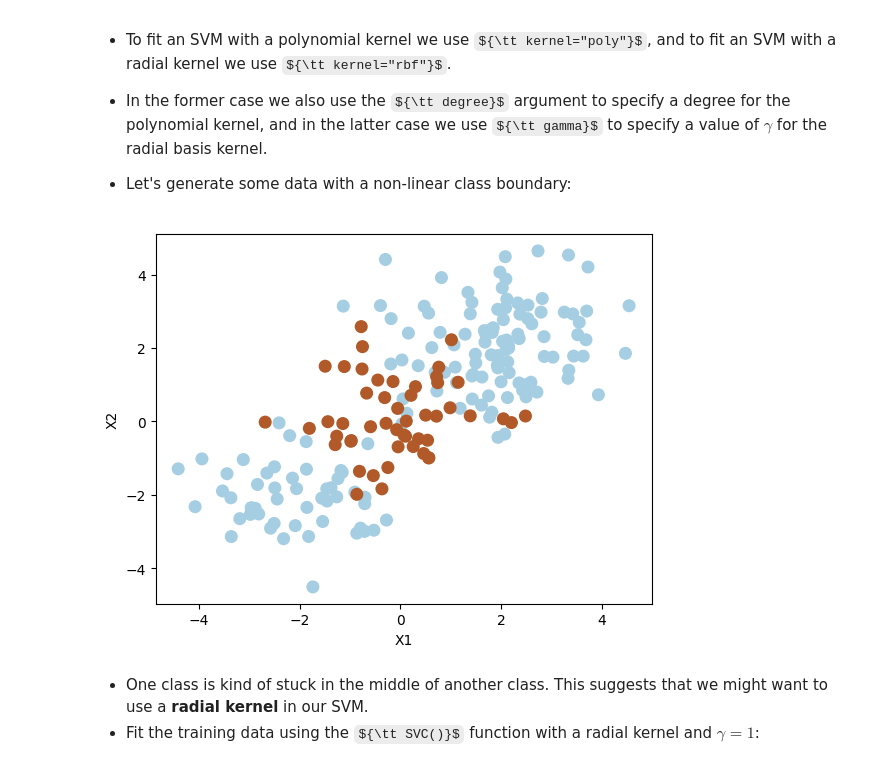
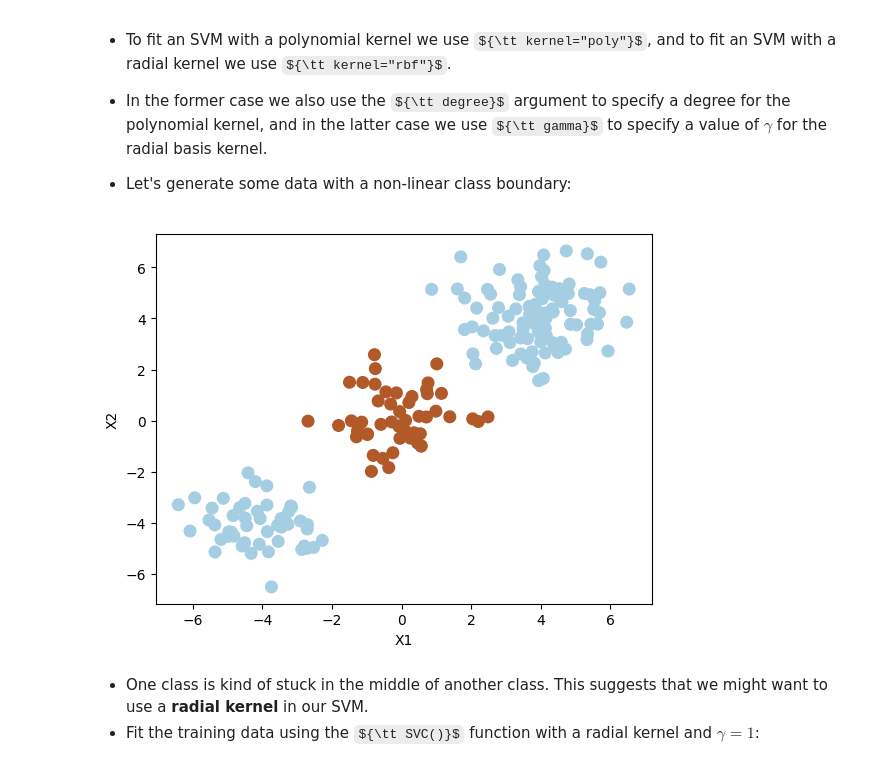
Before and after one commit to muzaffarizamuddin/machine-learning-course, a Jupyter notebook: Week9.ipynb, the cells around one changed output. Cells and saved outputs as stored; diff of their text form; code cells hidden in the pictures; some formulas as TeX source.

```diff
--- a/Week9.ipynb
+++ b/Week9.ipynb
@@ -354,20 +374,20 @@ FileNotFoundError: No such file or directory: 'images/pw99.png'
 # %%
 from sklearn.model_selection import train_test_split
 
 np.random.seed(8)
 X = np.random.randn(200,2)
-X[:100] = X[:100] +2
-X[101:150] = X[101:150] -2
+X[:100] = X[:100] +4
+X[101:150] = X[101:150] -4
 y = np.concatenate([np.repeat(-1, 150), np.repeat(1,50)])
 
 X_train, X_test, y_train, y_test = train_test_split(X, y, train_size=0.5, random_state=2)
 
 plt.scatter(X[:,0], X[:,1], s=70, c=y, cmap=mpl.cm.Paired)
 plt.xlabel('X1')
 plt.ylabel('X2')
 plt.show()
 # %% [output]
-[figure, old version]
+[figure, new version]
 # %% [markdown]
 + One class is kind of stuck in the middle of another class. This suggests that we might want to use a **radial kernel** in our SVM.
 + Fit the training data using the ${\tt SVC()}$ function with a radial kernel and $\gamma = 1$:
```
Also changed, not shown: parts of 34 cells of this notebook.
